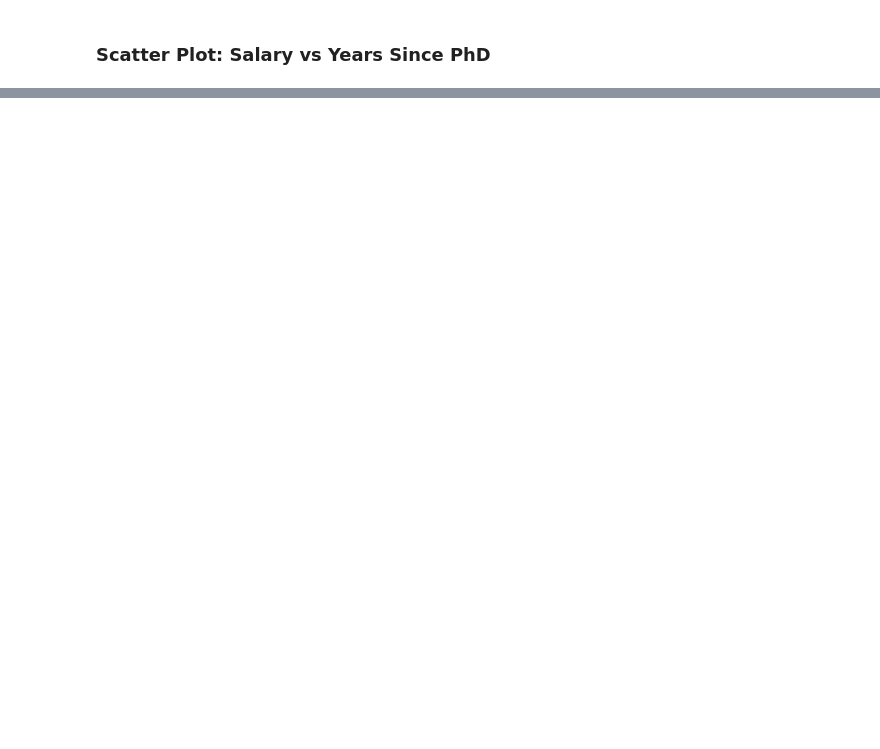
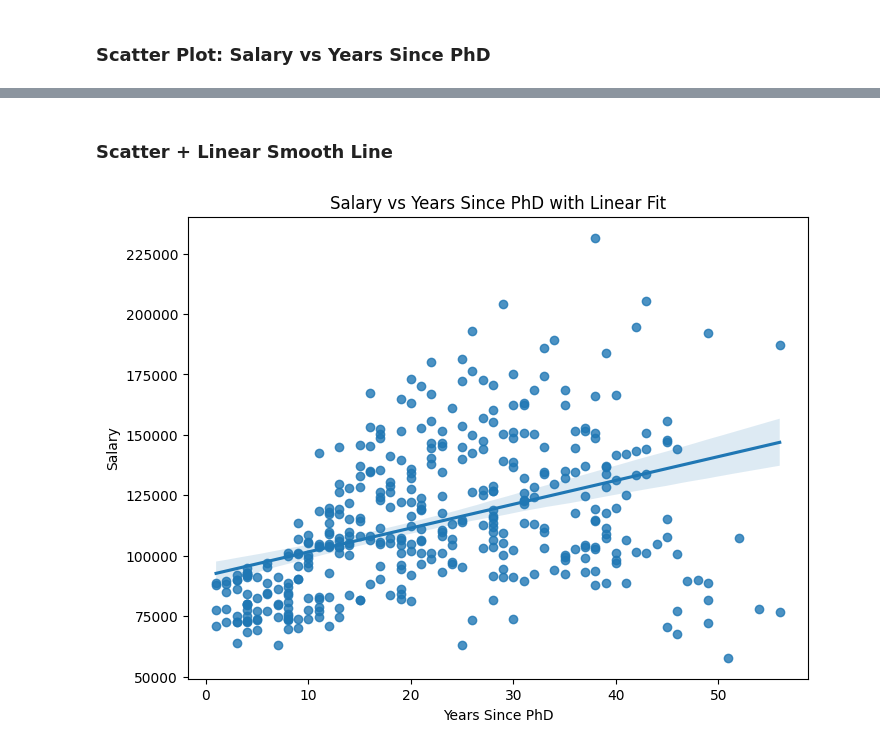
Before and after one commit to Yrysbaev/HW1, a Jupyter notebook: hw1.ipynb, the cells around one changed output, grey strips where cells are left out. Saved outputs shown, nothing was run; the diff lists cells and outputs as text; code cells hidden in the pictures; blank space fills up the shorter version.

```diff
--- a/hw1.ipynb
+++ b/hw1.ipynb
@@ -40,0 +50,14 @@ plt.show()
+# %% [markdown]
+### Scatter + Linear Smooth Line
+# %%
+plt.figure(figsize=(8,6))
+
+sns.regplot(x="yrs.since.phd", y="salary", data=df)
+
+plt.title("Salary vs Years Since PhD with Linear Fit")
+plt.xlabel("Years Since PhD")
+plt.ylabel("Salary")
+
+plt.show()
+# %% [output]
+[figure, added]
```
Also changed, not shown: parts of 4 cells of this notebook.
